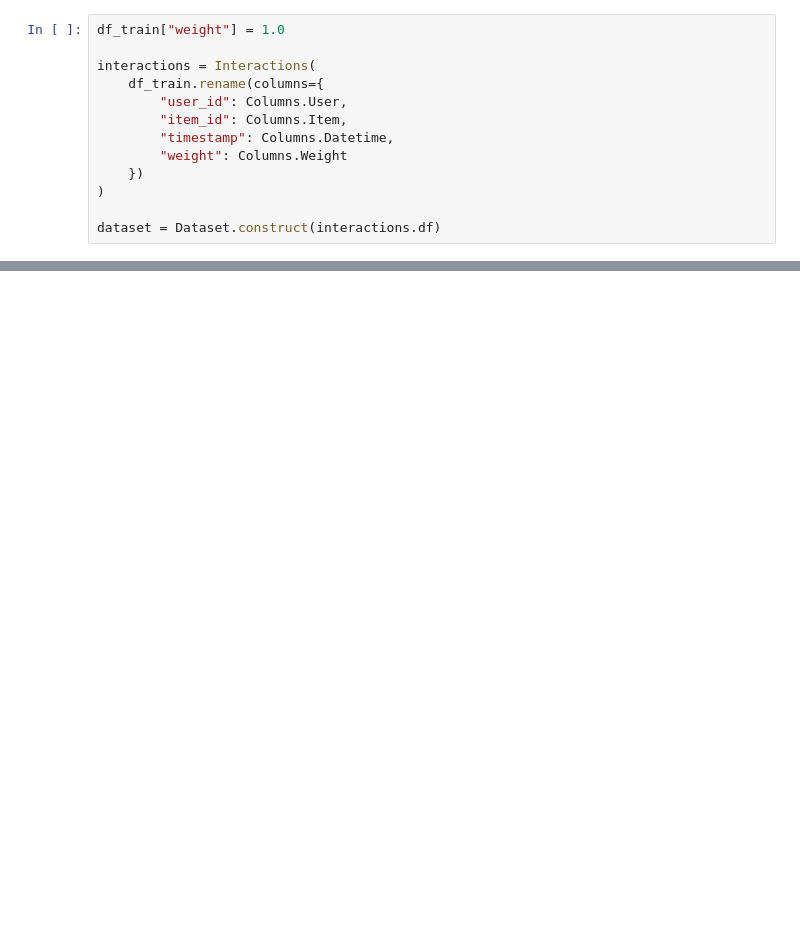
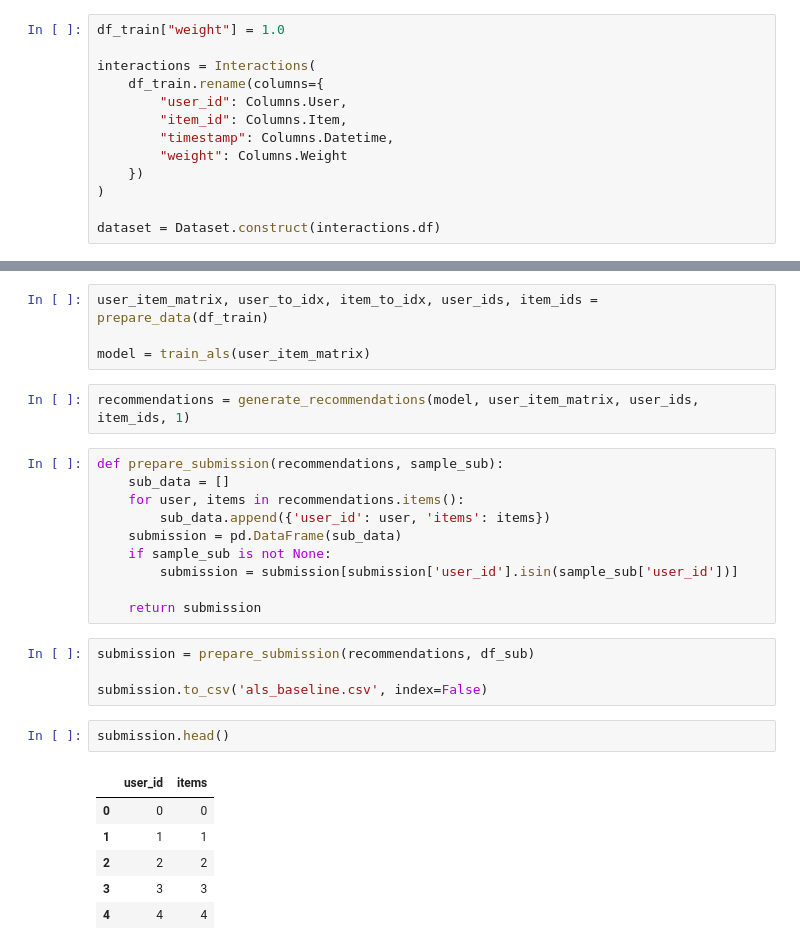
Before and after one commit to xanderkov/HSE-RecSys, a Jupyter notebook: hw-05/HSE RecSys HW5.ipynb, the cells around one changed output, grey strips where cells are left out. Saved outputs shown, nothing was run; the diff lists cells and outputs as text; blank space fills up the shorter version.

```diff
--- a/hw-05/HSE RecSys HW5.ipynb
+++ b/hw-05/HSE RecSys HW5.ipynb
@@ -285,0 +319,29 @@ print("SasRec file saved!")
+# %%
+user_item_matrix, user_to_idx, item_to_idx, user_ids, item_ids = prepare_data(df_train)
+
+model = train_als(user_item_matrix)
+# %%
+recommendations = generate_recommendations(model, user_item_matrix, user_ids, item_ids, 1)
+# %%
+def prepare_submission(recommendations, sample_sub):
+    sub_data = []
+    for user, items in recommendations.items():
+        sub_data.append({'user_id': user, 'items': items})
+    submission = pd.DataFrame(sub_data)
+    if sample_sub is not None:
+        submission = submission[submission['user_id'].isin(sample_sub['user_id'])]
+
+    return submission
+# %%
+submission = prepare_submission(recommendations, df_sub)
+
+submission.to_csv('als_baseline.csv', index=False)
+# %%
+submission.head()
+# %% [output]
+|  | user_id | items |
+| 0 | 0 | 0 |
+| 1 | 1 | 1 |
+| 2 | 2 | 2 |
+| 3 | 3 | 3 |
+| 4 | 4 | 4 |
```
Also changed, not shown: parts of 29 cells of this notebook.
